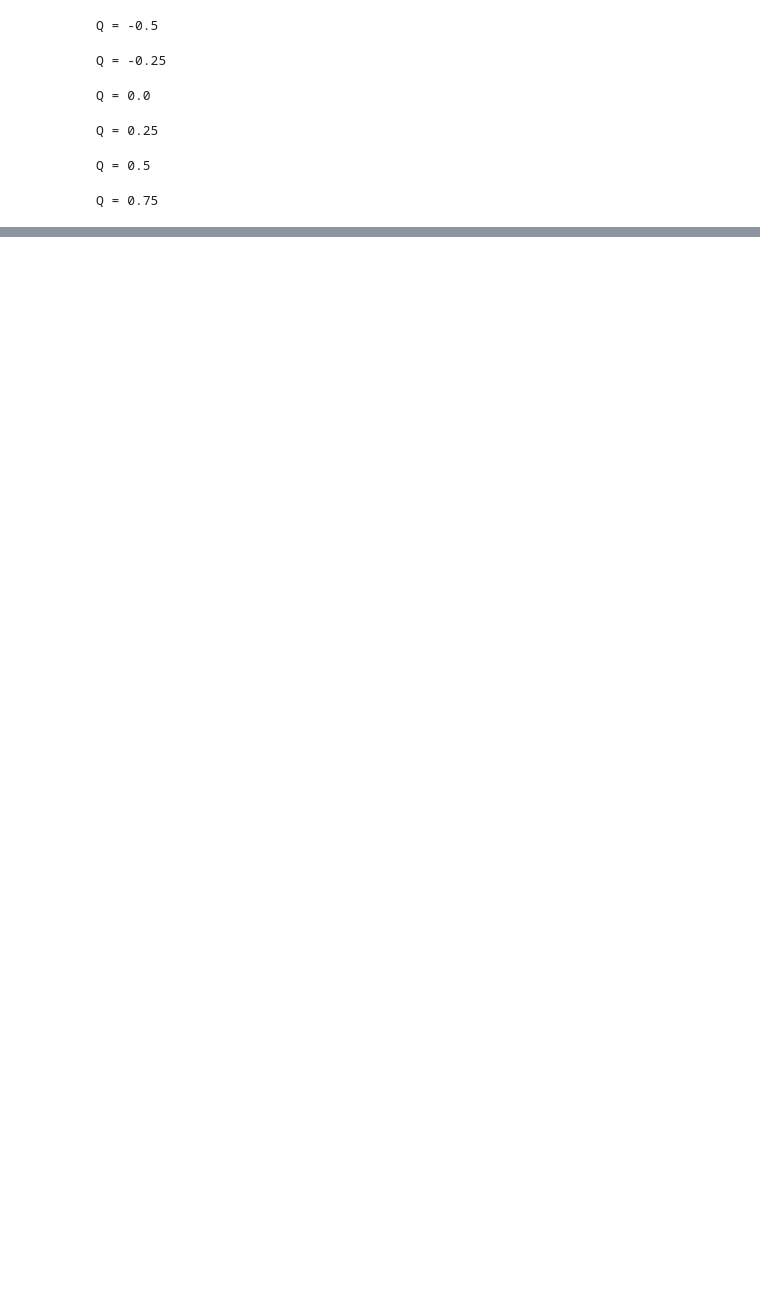
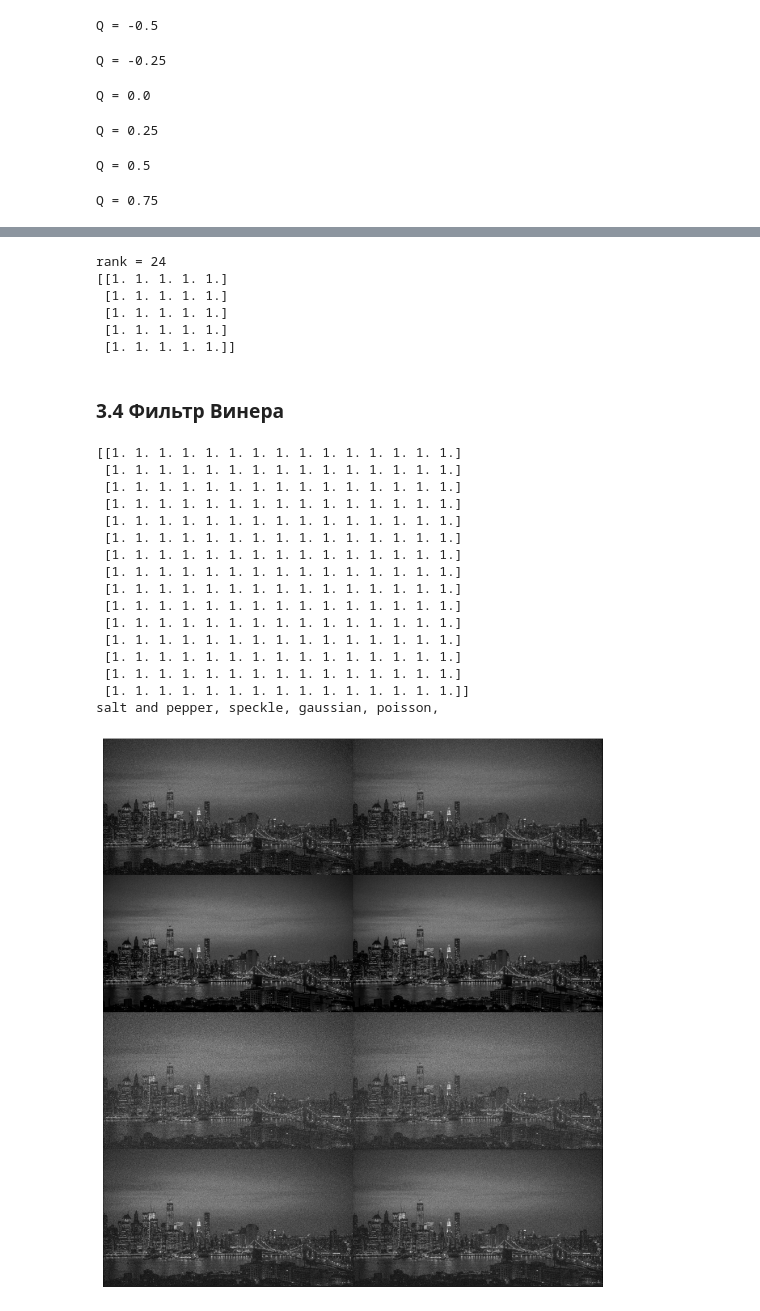
Before and after one commit to d3dx13/The-basics-of-Computer-Vision, a Jupyter notebook: src/lab3/part1.ipynb, the cells around one changed output, grey strips where cells are left out. Drawn from its saved outputs; the diff is of its cells as text; code cells hidden in the pictures; blank space fills up the shorter version.

```diff
--- a/src/lab3/part1.ipynb
+++ b/src/lab3/part1.ipynb
@@ -518,0 +733,69 @@ if use_graph:
+# %%
+rank = -1
+kernel = np.ones((5,5),np.float64)
+print(f"rank = {rank + 25}")
+print(kernel)
+if use_graph:
+    image_combined = None
+    for image_name in images_noised.keys():
+        print(image_name, end=', ')
+        image_filtered = scipy.ndimage.rank_filter(images_noised[image_name], footprint=kernel, rank=rank)
+        image_filtered = cv2.hconcat([images_noised[image_name], image_filtered])
+        if image_combined is None:
+            image_combined = image_filtered
+        else:
+            image_combined = cv2.vconcat([image_combined, image_filtered])
+    print()
+    figure(figsize=(32, 16), dpi=80)
+    plt.imshow(cv2.cvtColor(image_combined, cv2.COLOR_GRAY2RGB))
+    plt.xticks([]),plt.yticks([])
+    plt.show()
+# %% [output]
+rank = 24
+[[1. 1. 1. 1. 1.]
+ [1. 1. 1. 1. 1.]
+ [1. 1. 1. 1. 1.]
+ [1. 1. 1. 1. 1.]
+ [1. 1. 1. 1. 1.]]
+# %% [markdown]
+### 3.4 Фильтр Винера
+# %%
+use_graph = True
+kernel = np.ones((15,15),np.float64)
+print(kernel)
+if use_graph:
+    image_combined = None
+    for image_name in images_noised.keys():
+        print(image_name, end=', ')
+        image_filtered = skimage.img_as_float64(images_noised[image_name])
+        image_filtered = scipy.signal.convolve2d(image_filtered, kernel, 'same')
+        image_filtered = skimage.restoration.wiener(image_filtered, kernel, 5.1e4)
+        image_filtered = skimage.img_as_ubyte(image_filtered)
+        image_filtered = cv2.hconcat([images_noised[image_name], image_filtered])
+        if image_combined is None:
+            image_combined = image_filtered
+        else:
+            image_combined = cv2.vconcat([image_combined, image_filtered])
+    print()
+    figure(figsize=(32, 16), dpi=80)
+    plt.imshow(cv2.cvtColor(image_combined, cv2.COLOR_GRAY2RGB))
+    plt.xticks([]),plt.yticks([])
+    plt.show()
+# %% [output]
+[[1. 1. 1. 1. 1. 1. 1. 1. 1. 1. 1. 1. 1. 1. 1.]
+ [1. 1. 1. 1. 1. 1. 1. 1. 1. 1. 1. 1. 1. 1. 1.]
+ [1. 1. 1. 1. 1. 1. 1. 1. 1. 1. 1. 1. 1. 1. 1.]
+ [1. 1. 1. 1. 1. 1. 1. 1. 1. 1. 1. 1. 1. 1. 1.]
+ [1. 1. 1. 1. 1. 1. 1. 1. 1. 1. 1. 1. 1. 1. 1.]
+ [1. 1. 1. 1. 1. 1. 1. 1. 1. 1. 1. 1. 1. 1. 1.]
+ [1. 1. 1. 1. 1. 1. 1. 1. 1. 1. 1. 1. 1. 1. 1.]
+ [1. 1. 1. 1. 1. 1. 1. 1. 1. 1. 1. 1. 1. 1. 1.]
+ [1. 1. 1. 1. 1. 1. 1. 1. 1. 1. 1. 1. 1. 1. 1.]
+ [1. 1. 1. 1. 1. 1. 1. 1. 1. 1. 1. 1. 1. 1. 1.]
+ [1. 1. 1. 1. 1. 1. 1. 1. 1. 1. 1. 1. 1. 1. 1.]
+ [1. 1. 1. 1. 1. 1. 1. 1. 1. 1. 1. 1. 1. 1. 1.]
+ [1. 1. 1. 1. 1. 1. 1. 1. 1. 1. 1. 1. 1. 1. 1.]
+ [1. 1. 1. 1. 1. 1. 1. 1. 1. 1. 1. 1. 1. 1. 1.]
+ [1. 1. 1. 1. 1. 1. 1. 1. 1. 1. 1. 1. 1. 1. 1.]]
+salt and pepper, speckle, gaussian, poisson,
+[figure, added]
```
Also changed, not shown: parts of 18 cells of this notebook.
